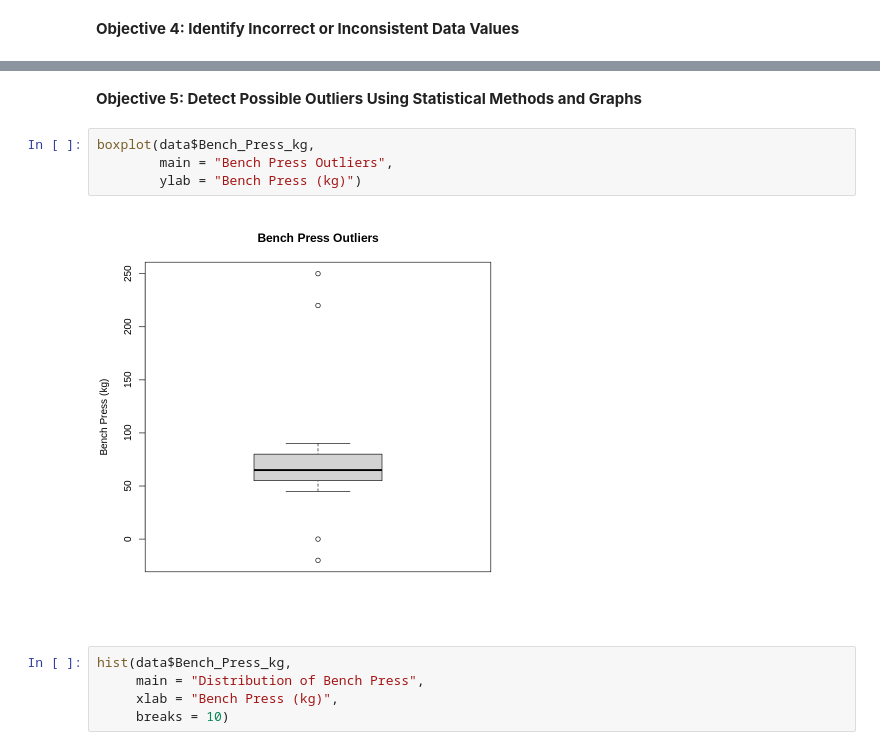
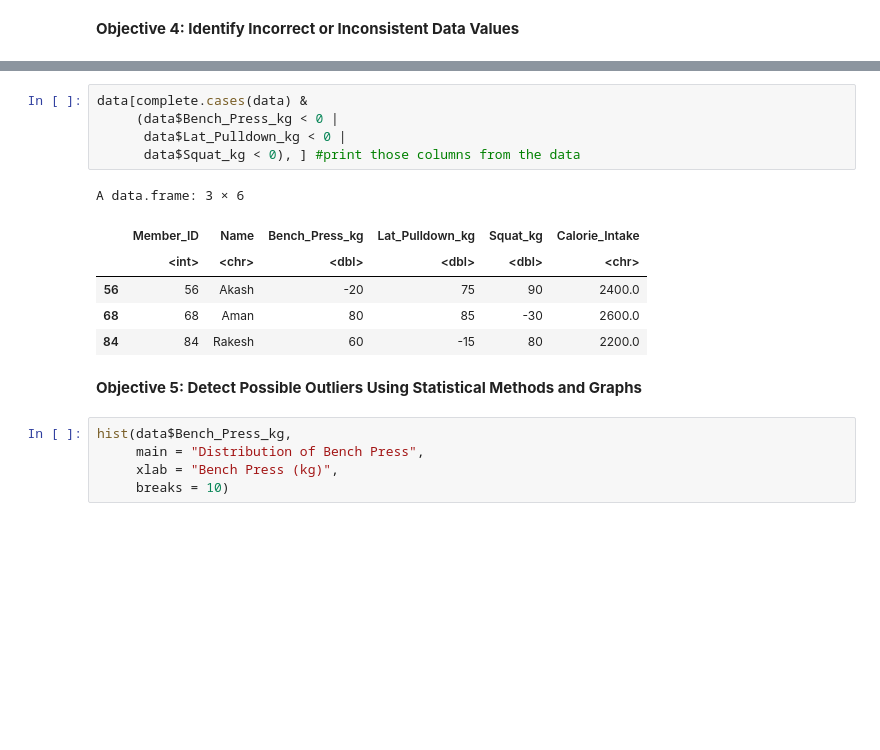
Before and after one commit to KeshavFTW099/R_Programming, a Jupyter notebook: IDS_CaseStudy.ipynb, the cells around one changed output, grey strips where cells are left out. Cells and saved outputs as stored; diff of their text form; blank space fills up the shorter version.

```diff
--- a/IDS_CaseStudy.ipynb
+++ b/IDS_CaseStudy.ipynb
@@ -152,11 +118,17 @@ A data.frame: 6 × 6
+# %%
+data[complete.cases(data) &
+     (data$Bench_Press_kg < 0 |
+      data$Lat_Pulldown_kg < 0 |
+      data$Squat_kg < 0), ] #print those columns from the data
+# %% [output]
+A data.frame: 3 × 6
+|  | Member_ID | Name | Bench_Press_kg | Lat_Pulldown_kg | Squat_kg | Calorie_Intake |
+|  | <int> | <chr> | <dbl> | <dbl> | <dbl> | <chr> |
+| 56 | 56 | Akash | -20 | 75 | 90 | 2400.0 |
+| 68 | 68 | Aman | 80 | 85 | -30 | 2600.0 |
+| 84 | 84 | Rakesh | 60 | -15 | 80 | 2200.0 |
 # %% [markdown]
 **Objective 5: Detect Possible Outliers Using Statistical Methods and Graphs**
-# %%
-boxplot(data$Bench_Press_kg,
-        main = "Bench Press Outliers",
-        ylab = "Bench Press (kg)")
-# %% [output]
-[figure, removed]
 # %%
 hist(data$Bench_Press_kg,
      main = "Distribution of Bench Press",
```
Also changed, not shown: parts of 11 cells of this notebook.
